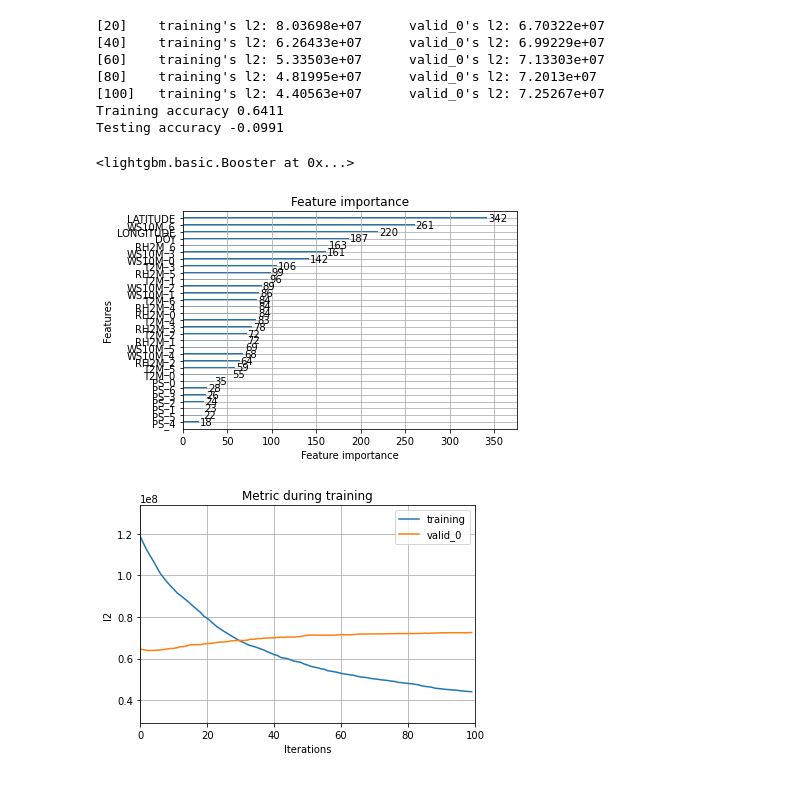
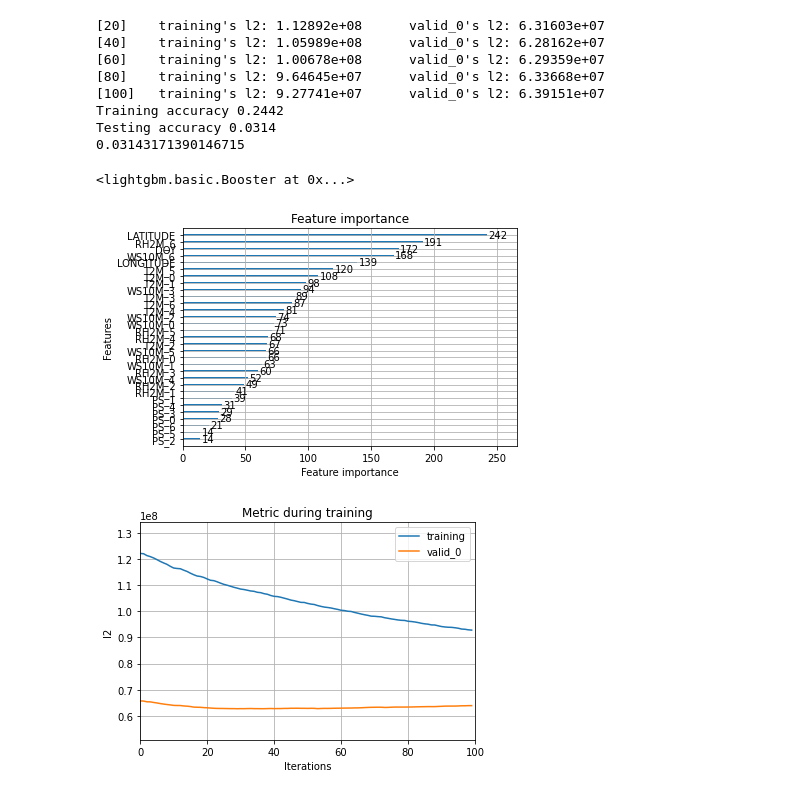
Before and after one commit to pldrobot/H20_Submissions, a Jupyter notebook: Wave_App/LGBM_model.ipynb, the cells around one changed output. Saved outputs shown, nothing was run; the diff lists cells and outputs as text; code cells hidden in the pictures.

Commit message:
Change model parameters with Drivreless AI values

```diff
--- a/Wave_App/LGBM_model.ipynb
+++ b/Wave_App/LGBM_model.ipynb
@@ -1,38 +1,43 @@
 # %%
 import lightgbm as lgb
 import pandas as pd
 import numpy as np
 from sklearn.model_selection import train_test_split
 from sklearn import metrics
 
 data = pd.read_csv('Data_final.csv')
 data.head()
 
 # To define the input and output feature
 x = data.drop(['FIRE_SIZE','DISCOVERY_DATE','DUR','ID'],axis=1)
 y = data.FIRE_SIZE
 # train and test split
 x_train,x_test,y_train,y_test = train_test_split(x,y,test_size=0.3,random_state=42)
 
-model = lgb.LGBMRegressor(learning_rate=0.1,max_depth=-5,random_state=42)
-model.fit(x_train,y_train,eval_set=[(x_test,y_test),(x_train,y_train)],
-          verbose=20,eval_metric='logloss')
+model = lgb.LGBMRegressor(learning_rate=0.03,max_depth=5,random_state=42,num_leaves=32,subsample=0.7,colsample_bytree=0.45)
+model.fit(x_train,y_train,eval_set=[(x_test,y_test),(x_train,y_train)],verbose=20,eval_metric='l2')
 
 print('Training accuracy {:.4f}'.format(model.score(x_train,y_train)))
 print('Testing accuracy {:.4f}'.format(model.score(x_test,y_test)))
+
+pred = model.predict(x_test)
+print(metrics.r2_score(y_test,pred))
 
 lgb.plot_importance(model)
 lgb.plot_metric(model)
 
 model.booster_.save_model("wildfire_detector.model")
+# model = lgb.Booster(model_file='wildfire_detector.model')
+# model.predict()
 # %% [output]
-[20]    training's l2: 8.03698e+07      valid_0's l2: 6.70322e+07
-[40]    training's l2: 6.26433e+07      valid_0's l2: 6.99229e+07
-[60]    training's l2: 5.33503e+07      valid_0's l2: 7.13303e+07
-[80]    training's l2: 4.81995e+07      valid_0's l2: 7.2013e+07
-[100]   training's l2: 4.40563e+07      valid_0's l2: 7.25267e+07
-Training accuracy 0.6411
-Testing accuracy -0.0991
+[20]    training's l2: 1.12892e+08      valid_0's l2: 6.31603e+07
+[40]    training's l2: 1.05989e+08      valid_0's l2: 6.28162e+07
+[60]    training's l2: 1.00678e+08      valid_0's l2: 6.29359e+07
+[80]    training's l2: 9.64645e+07      valid_0's l2: 6.33668e+07
+[100]   training's l2: 9.27741e+07      valid_0's l2: 6.39151e+07
+Training accuracy 0.2442
+Testing accuracy 0.0314
+0.03143171390146715
 <lightgbm.basic.Booster at 0x...>
-[figure, old version]
+[figure, new version]
-[figure, old version]
+[figure, new version]
```
Also changed, not shown: 2 other files.
